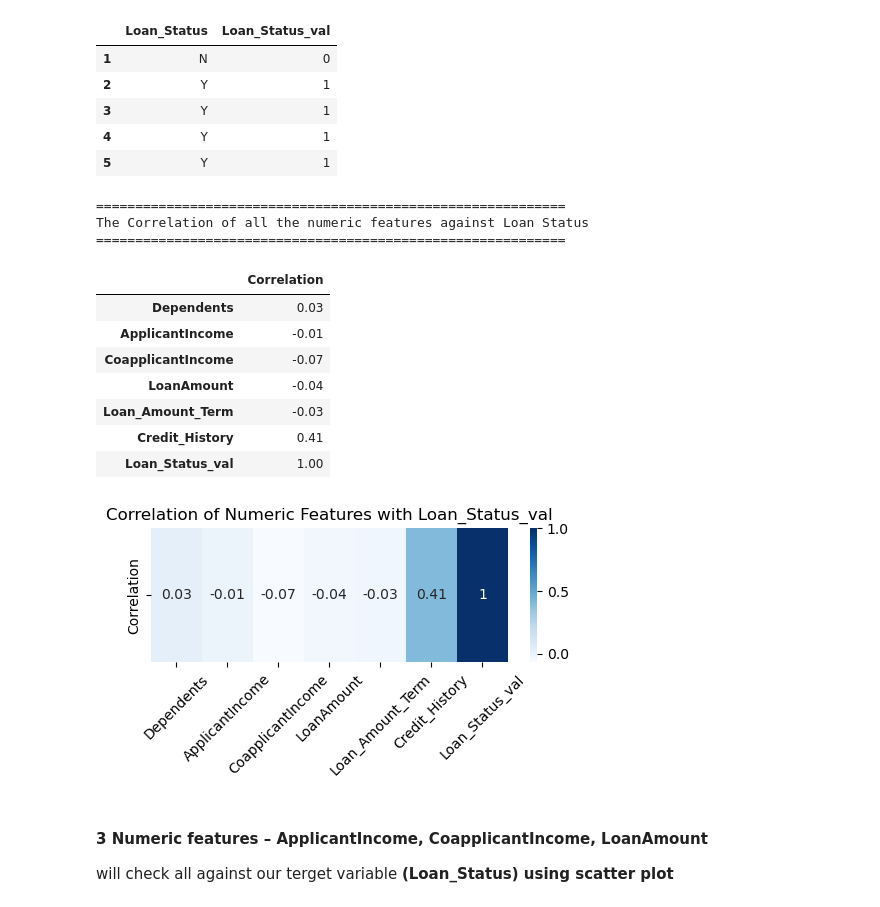
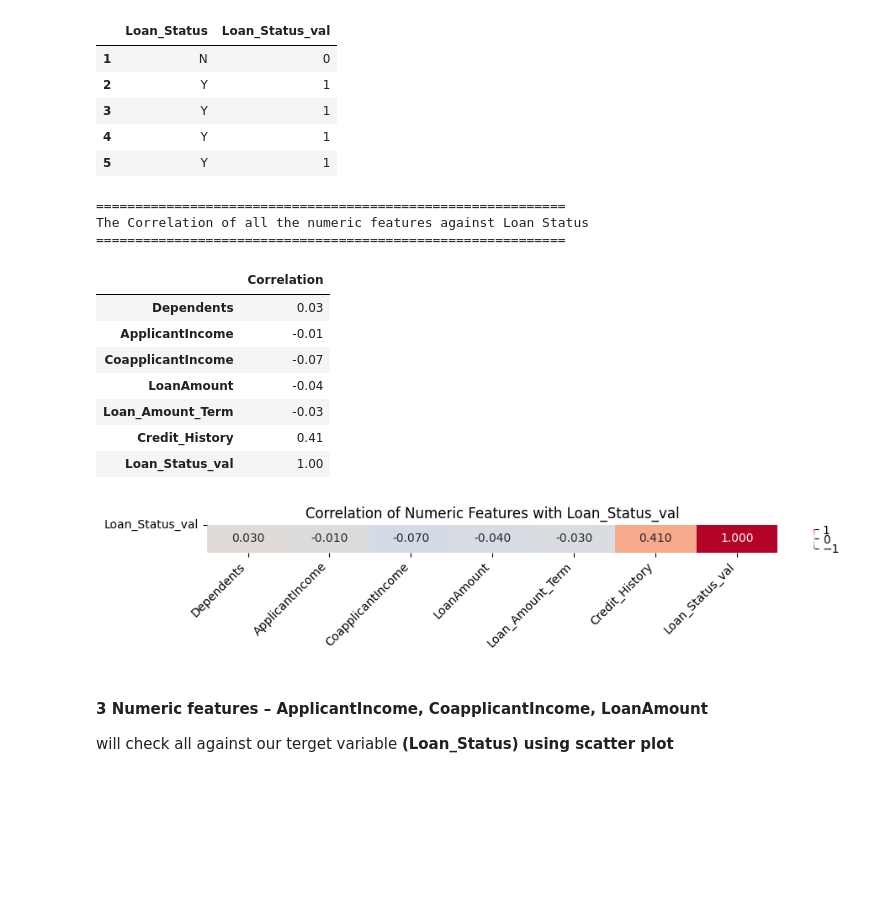
Before and after one commit to Olasquare043/EDA-on-Home-Loan-dataset, a Jupyter notebook: task_25.ipynb, the cells around one changed output. Saved outputs shown, nothing was run; the diff lists cells and outputs as text; code cells hidden in the pictures; blank space fills up the shorter version.

```diff
--- a/task_25.ipynb
+++ b/task_25.ipynb
@@ -586,33 +614,34 @@ train_data[["Loan_Status", "Loan_Status_val"]].head()
 # %%
 # now let perform the correlation
 print("="* 60)
 print("The Correlation of all the numeric features against Loan Status")
 print("="* 60)
 num_cols= train_data.select_dtypes(include="number")
 corr= num_cols.corrwith(train_data['Loan_Status_val'])
 df_corr= pd.DataFrame(corr.round(2), columns=["Correlation"])
 display(df_corr)
 
 # plot heat map of the correltion
-plt.figure(figsize=(5,3))
-sns.heatmap(df_corr.T, cmap="Blues", annot=True)
-plt.title("Correlation of Numeric Features with Loan_Status_val")
-plt.xticks(rotation=45)
+plt.figure(figsize=(10,2))
+sns.heatmap(df_corr.T,annot=True,fmt=".3f",cmap="coolwarm",center=0,vmin=-1,vmax=1,cbar_kws={'orientation': 'vertical', 'shrink':0.7})
+plt.xticks(rotation=45, ha='right')
+plt.yticks([0], ["Loan_Status_val"], rotation=0)
+plt.title("Correlation of Numeric Features with Loan_Status_val", fontsize=12)
 plt.tight_layout()
 plt.show()
 # %% [output]
 ============================================================
 The Correlation of all the numeric features against Loan Status
 ============================================================
 |  | Correlation |
 | Dependents | 0.03 |
 | ApplicantIncome | -0.01 |
 | CoapplicantIncome | -0.07 |
 | LoanAmount | -0.04 |
 | Loan_Amount_Term | -0.03 |
 | Credit_History | 0.41 |
 | Loan_Status_val | 1.00 |
-[figure, old version]
+[figure, new version]
 # %% [markdown]
 #### 3 Numeric features – ApplicantIncome, CoapplicantIncome, LoanAmount
 will check all against our terget variable **(Loan_Status) using scatter plot**
```
Also changed, not shown: parts of 16 cells of this notebook, 1 other file.
